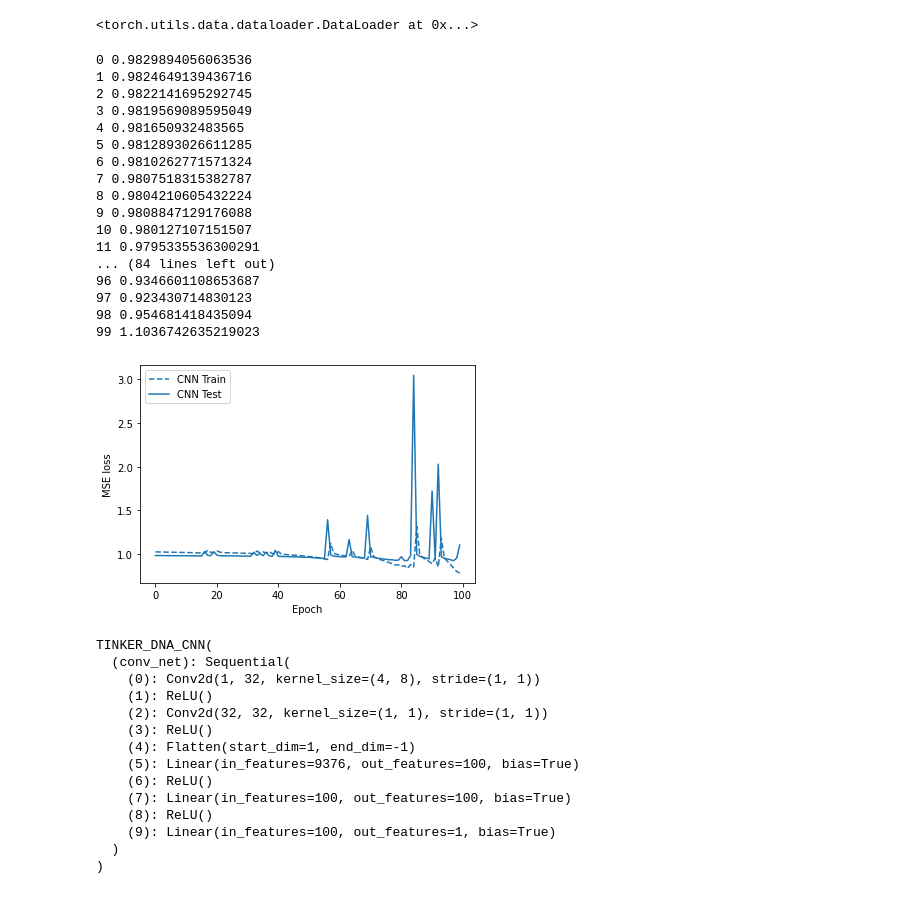
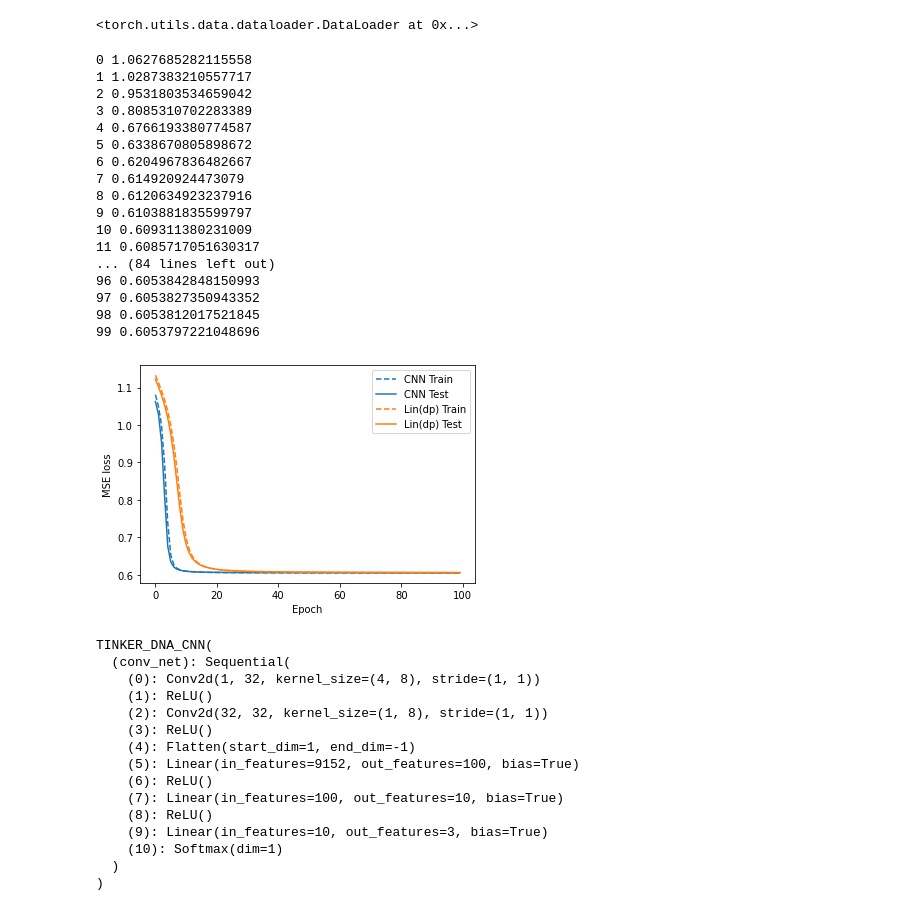
Before and after one commit to erinhwilson/deep-5g-sandbox, a Jupyter notebook: synthetic_data_300bp_Classification.ipynb, the cells around one changed output. Cells and saved outputs as stored; diff of their text form; code cells hidden in the pictures.

```diff
--- a/synthetic_data_300bp_Classification.ipynb
+++ b/synthetic_data_300bp_Classification.ipynb
@@ -245,7 +261,7 @@ def quick_seq_pred(model, seqs, oracle):
         print(f"{dna}: pred:{pred.item():.3f} actual:{actual:.3f} ({diff:.3f})")
 
 
-def loss_batch(model, loss_func, xb, yb, opt=None,verbose=True):
+def loss_batch(model, loss_func, xb, yb, opt=None,verbose=False):
     '''
     Apply loss function to a batch of inputs. If no optimizer
     is provided, skip the back prop step.
@@ -260,8 +276,13 @@ def loss_batch(model, loss_func, xb, yb, opt=None,verbose=True):
     xb_out = model(xb.float())
     if verbose:
         print("model out pre loss", xb_out.shape)
+        #print('xb_out', xb_out)
+        print("xb_out:",xb_out.shape)
+        print("yb:",yb.shape)
+        print("yb.long:",yb.long().shape)
+
     #loss = loss_func(xb_out, yb.float())
-    loss = loss_func(xb_out, yb.squeeze(1))
+    loss = loss_func(xb_out, yb.long().squeeze(1))
 
     if opt is not None: # if opt
         loss.backward()
@@ -363,8 +398,8 @@ class DNA_Linear_Deep(nn.Module):
             nn.ReLU(inplace=True),
             nn.Linear(h0_size, h1_size),
             nn.ReLU(inplace=True),
-            nn.Linear(h1_size, 1),
-            nn.Softmax()
+            nn.Linear(h1_size, 3),
+            nn.Softmax(dim=1)
         )
 
     def forward(self, xb):
@@ -541,8 +576,8 @@ class TINKER_DNA_CNN(nn.Module):
             nn.Linear(fc_node_num0, fc_node_num1),
             nn.ReLU(),
             # final prediction
-            nn.Linear(fc_node_num1, 1),
-            nn.Softmax()
+            nn.Linear(fc_node_num1, 3),
+            nn.Softmax(dim=1)
         )
 
     def forward(self, xb):
@@ -614,7 +669,7 @@ seq_len = len(train_df['upstream_region'].values[0])
 mer8motif_model_cnn = TINKER_DNA_CNN(
     seq_len,
     fc_node_num0=100,
-    fc_node_num1=100
+    fc_node_num1=10
 )
 mer8motif_model_cnn.to(DEVICE)
 
@@ -630,41 +685,42 @@ mer8motif_test_losses_cnn = run_model(
 # to plot loss
 mer8motif_cnn_data_label = [((mer8motif_train_losses_cnn,mer8motif_test_losses_cnn),'CNN')]
 # %% [output]
-0 0.9829894056063536
-1 0.9824649139436716
-2 0.9822141695292745
-3 0.9819569089595049
-4 0.981650932483565
-5 0.9812893026611285
-6 0.9810262771571324
-7 0.9807518315382787
-8 0.9804210605432224
-9 0.9808847129176088
-10 0.980127107151507
-11 0.9795335536300291
+0 1.0627685282115558
+1 1.0287383210557717
+2 0.9531803534659042
+3 0.8085310702283389
+4 0.6766193380774587
+5 0.6338670805898672
+6 0.6204967836482667
+7 0.614920924473079
+8 0.6120634923237916
+9 0.6103881835599797
+10 0.609311380231009
+11 0.6085717051630317
 ... (84 lines left out)
-96 0.9346601108653687
-97 0.923430714830123
-98 0.954681418435094
-99 1.1036742635219023
+96 0.6053842848150993
+97 0.6053827350943352
+98 0.6053812017521845
+99 0.6053797221048696
 # %%
-tu.quick_loss_plot(mer8motif_cnn_data_label)
+tu.quick_loss_plot(mer8motif_cnn_data_label+mer8motif_lin_d_data_label)
 
 mer8motif_model_cnn
 # %% [output]
-[figure, old version]
+[figure, new version]
 TINKER_DNA_CNN(
   (conv_net): Sequential(
     (0): Conv2d(1, 32, kernel_size=(4, 8), stride=(1, 1))
     (1): ReLU()
-    (2): Conv2d(32, 32, kernel_size=(1, 1), stride=(1, 1))
+    (2): Conv2d(32, 32, kernel_size=(1, 8), stride=(1, 1))
     (3): ReLU()
     (4): Flatten(start_dim=1, end_dim=-1)
-    (5): Linear(in_features=9376, out_features=100, bias=True)
+    (5): Linear(in_features=9152, out_features=100, bias=True)
     (6): ReLU()
-    (7): Linear(in_features=100, out_features=100, bias=True)
+    (7): Linear(in_features=100, out_features=10, bias=True)
     (8): ReLU()
-    (9): Linear(in_features=100, out_features=1, bias=True)
+    (9): Linear(in_features=10, out_features=3, bias=True)
+    (10): Softmax(dim=1)
   )
 )
 # %%
```
Also changed, not shown: parts of 8 cells of this notebook, 1 other file.
